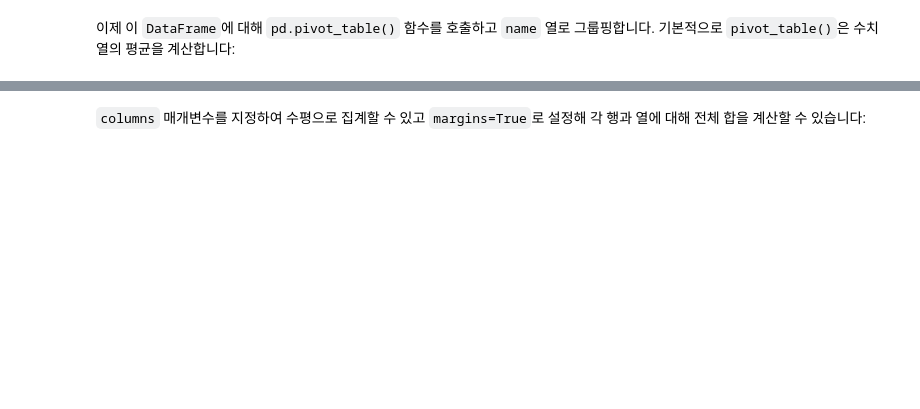
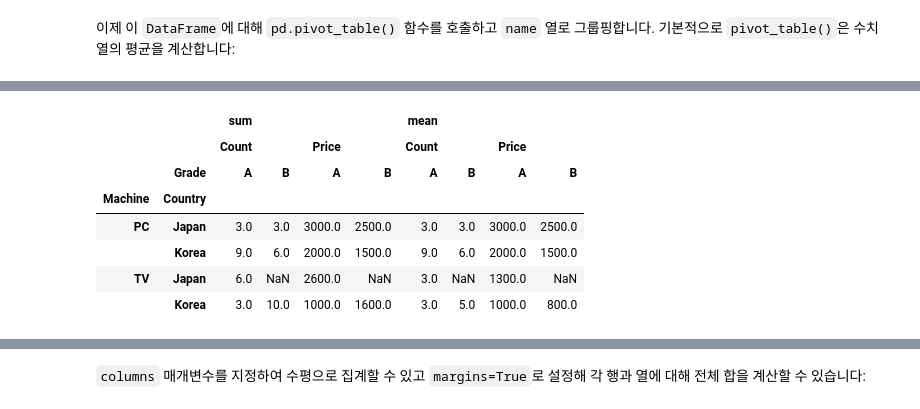
Before and after one commit to HongB1/2022-KHU-Bioinformatics-lab, a Jupyter notebook: code/C6_Pandas.ipynb, the cells around one changed output, grey strips where cells are left out. Cells and saved outputs as stored; diff of their text form; code cells hidden in the pictures; blank space fills up the shorter version.

```diff
--- a/code/C6_Pandas.ipynb
+++ b/code/C6_Pandas.ipynb
@@ -711,0 +1628,14 @@ more_grades
+# %%
+col = ['Machine','Country','Grade','Price','Count']
+data = [['TV','Korea','A',1000,3],
+        ['TV','Korea','B', 800,8],
+        ['TV','Korea','B', 800,2],
+        ['TV','Japan','A',1300,5],
+        ['TV','Japan','A',1300,1],
+        ['PC','Korea','B',1500,6],
+        ['PC','Korea','A',2000,9],
+        ['PC','Japan','A',3000,3],
+        ['PC','Japan','B',2500,3]]
+
+df = pd.DataFrame(data=data, columns=col)
+df
@@ -711,0 +1675,13 @@ more_grades
+# %%
+# 여러 값에 대해 여러 함수 적용 => list를 이용한 다중 함수 적용 (np.sum, np.mean)
+# 엑셀의 피벗테이블과 유사하게 여러 값에 대해서 여러 값(values)에 대해 여러 함수(aggfunc)를 설정할 수 있습니다.
+df.pivot_table(values=['Count','Price'],index=['Machine','Country'],columns='Grade',aggfunc=[np.sum,np.mean])
+# %% [output]
+|  |  | sum |  |  |  | mean |  |  |  |
+|  |  | Count |  | Price |  | Count |  | Price |  |
+|  | Grade | A | B | A | B | A | B | A | B |
+| Machine | Country |  |  |  |  |  |  |  |  |
+| PC | Japan | 3.0 | 3.0 | 3000.0 | 2500.0 | 3.0 | 3.0 | 3000.0 | 2500.0 |
+|  | Korea | 9.0 | 6.0 | 2000.0 | 1500.0 | 9.0 | 6.0 | 2000.0 | 1500.0 |
+| TV | Japan | 6.0 | NaN | 2600.0 | NaN | 3.0 | NaN | 1300.0 | NaN |
+|  | Korea | 3.0 | 10.0 | 1000.0 | 1600.0 | 3.0 | 5.0 | 1000.0 | 800.0 |
```
Also changed, not shown: parts of 235 cells of this notebook.
